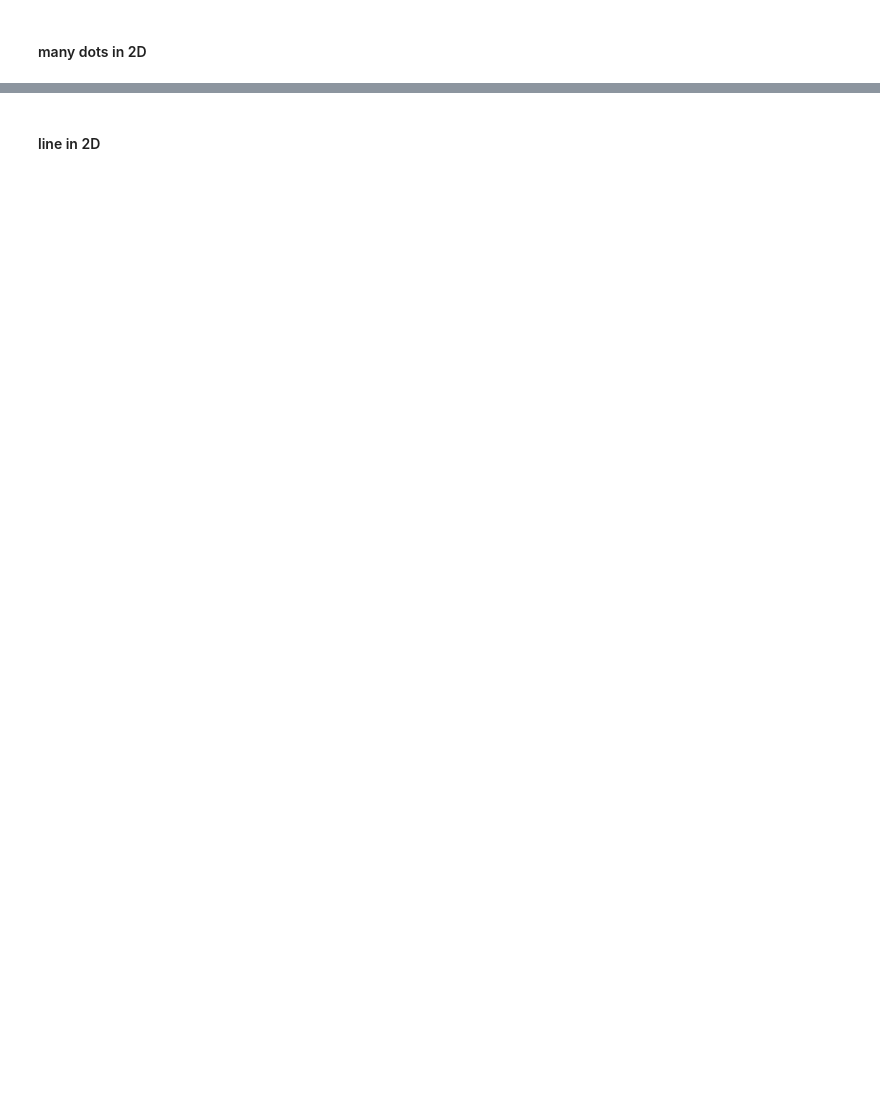
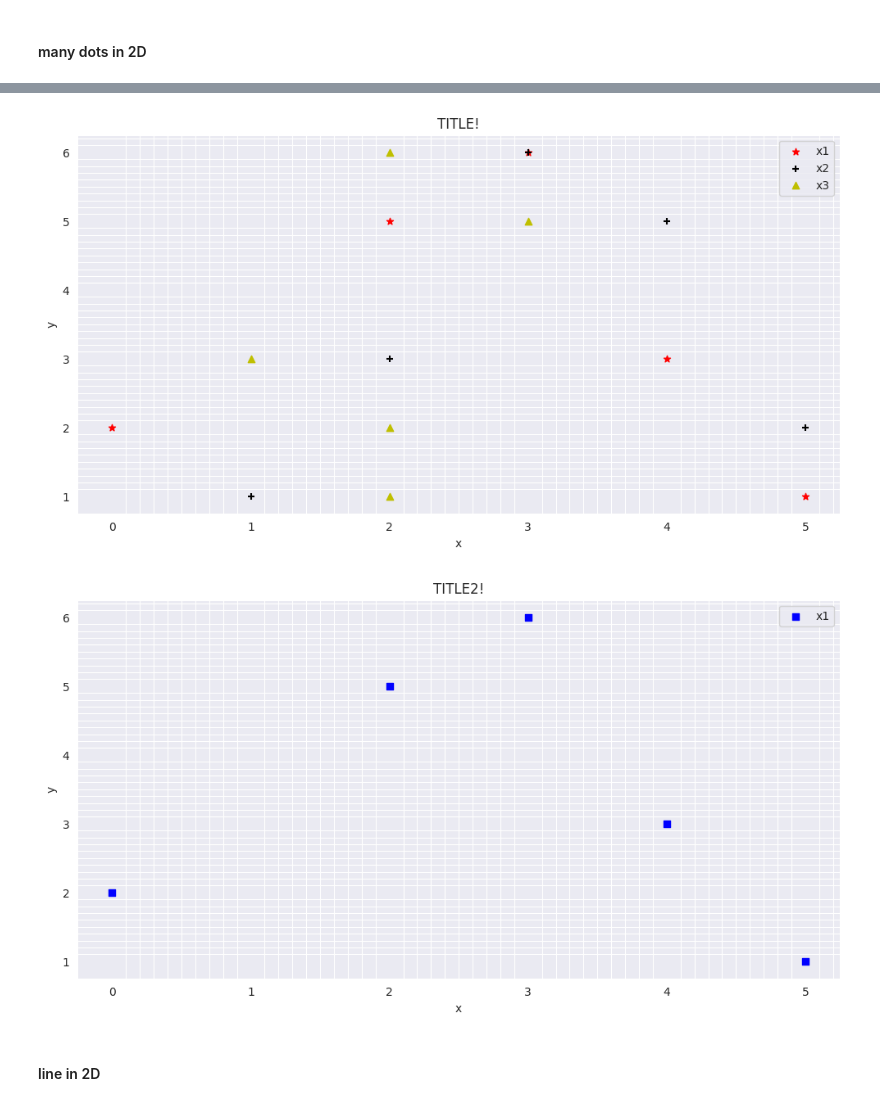
Before and after one commit to DenysTantsiura/datas, a Jupyter notebook: Hw_1/visual_fun.ipynb, the cells around one changed output, grey strips where cells are left out. Drawn from its saved outputs; the diff is of its cells as text; code cells hidden in the pictures; blank space fills up the shorter version.

```diff
--- a/Hw_1/visual_fun.ipynb
+++ b/Hw_1/visual_fun.ipynb
@@ -59,2 +59,40 @@ draw_scatters_sns(df, as_x=['x1', 'x2', 'x3'], as_y=['y', 'y', 'y'], title='TITL
+# %%
+def draw_2D_many(df: pd.DataFrame, as_x: list, as_y: list, title: str, xlabel: str, ylabel: str, figsize: tuple|None=None) -> None:
+    size = figsize or (15, 5)
+    fig = plt.figure(figsize=size)
+    ax = fig.add_subplot(1, 1, 1)
+    major_ticks = np.arange(df[as_x].values.min(), df[as_x].values.max()+1, int((df[as_x].values.max() - df[as_x].values.min())/df.shape[0]) or 1)
+    minor_ticks = np.arange(df[as_x].values.min(), df[as_x].values.max()+1, int((df[as_x].values.max() - df[as_x].values.min())/df.shape[0])/10 or 0.1)
+    ax.set_xticks(major_ticks)
+    ax.set_xticks(minor_ticks, minor=True)
+    major_ticks_y = np.arange(df[as_y].values.min(), df[as_y].values.max()+1, int((df[as_y].values.max() - df[as_y].values.min())/df.shape[0]) or 1)
+    minor_ticks_y = np.arange(df[as_y].values.min(), df[as_y].values.max()+1, int((df[as_y].values.max() - df[as_y].values.min())/df.shape[0])/10 or 0.1)
+    ax.set_yticks(major_ticks_y)
+    ax.set_yticks(minor_ticks_y, minor=True)
+
+    for x, y in zip(as_x, as_y):
+        plt.scatter(
+                    df[x],
+                    df[y],
+                    label=f'{x}',
+                    color=random.choice('rgbcmyk'),
+                    marker=random.choice('o+xdvs*.^')
+                    )
+
+    # plt.plot(x, np.mean(data[:, 1:], axis = 1), label='mean', color='k', linestyle=None)
+
+    plt.title(title)
+    plt.xlabel(xlabel)
+    plt.ylabel(ylabel)
+
+    plt.legend()
+    ax.grid(which='both')
+    plt.show()
+
+draw_2D_many(df=df, as_x=['x1', 'x2', 'x3'], as_y=['y', 'y', 'y'], title=f'TITLE!', xlabel='x', ylabel=f'y', figsize=(12, 6))
+draw_2D_many(df=df, as_x=['x1'], as_y=['y'], title=f'TITLE2!', xlabel='x', ylabel=f'y', figsize=(12, 6))
+# %% [output]
+[figure, added]
+[figure, added]
 # %% [markdown]
 #### line in 2D
```
Also changed, not shown: parts of 5 cells of this notebook, 7 other files.
